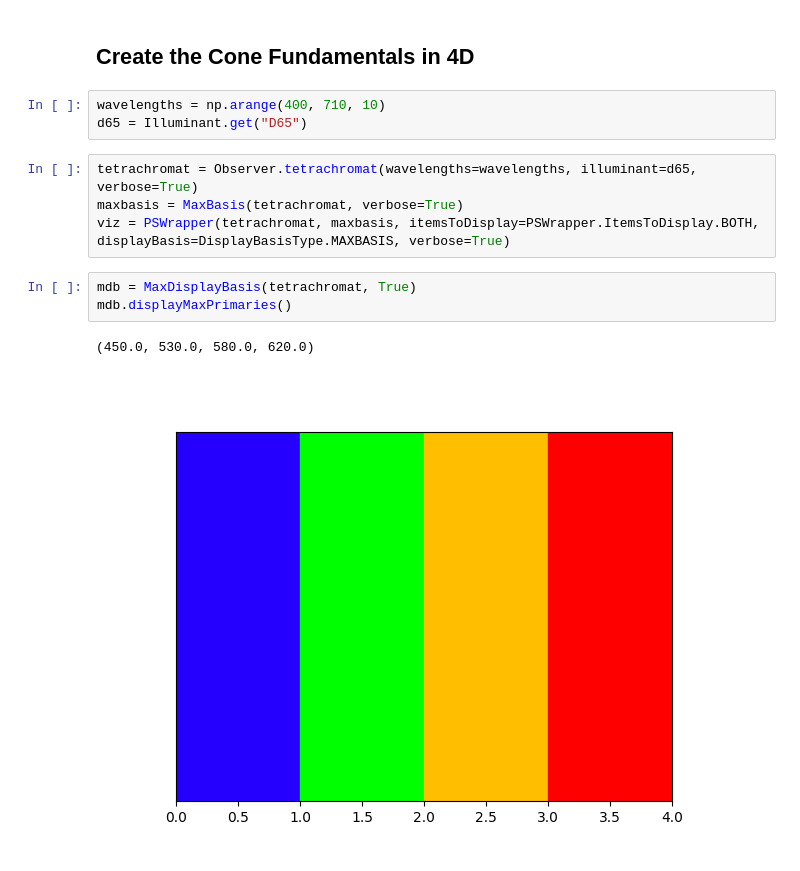
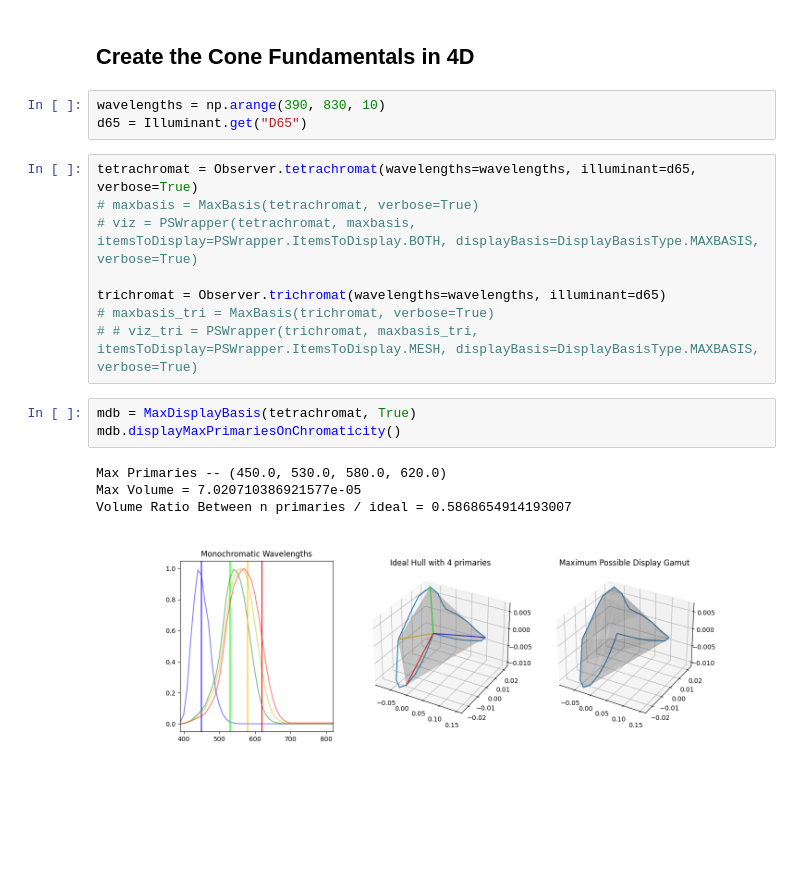
Before and after one commit to varunneal/ChromaLab, a Jupyter notebook: notebooks/jessica-work/optimal-display-primaries.ipynb, the cells around one changed output. Drawn from its saved outputs; the diff is of its cells as text; blank space fills up the shorter version.

Commit message:
max display basis code

```diff
--- a/notebooks/jessica-work/optimal-display-primaries.ipynb
+++ b/notebooks/jessica-work/optimal-display-primaries.ipynb
@@ -18,15 +23,21 @@ from chromalab.animation import Animation
 # %% [markdown]
 ## Create the Cone Fundamentals in 4D
 # %%
-wavelengths = np.arange(400, 710, 10)
+wavelengths = np.arange(390, 830, 10)
 d65 = Illuminant.get("D65")
 # %%
 tetrachromat = Observer.tetrachromat(wavelengths=wavelengths, illuminant=d65, verbose=True)
-maxbasis = MaxBasis(tetrachromat, verbose=True)
-viz = PSWrapper(tetrachromat, maxbasis, itemsToDisplay=PSWrapper.ItemsToDisplay.BOTH, displayBasis=DisplayBasisType.MAXBASIS, verbose=True)
+# maxbasis = MaxBasis(tetrachromat, verbose=True)
+# viz = PSWrapper(tetrachromat, maxbasis, itemsToDisplay=PSWrapper.ItemsToDisplay.BOTH, displayBasis=DisplayBasisType.MAXBASIS, verbose=True)
+
+trichromat = Observer.trichromat(wavelengths=wavelengths, illuminant=d65)
+# maxbasis_tri = MaxBasis(trichromat, verbose=True)
+# # viz_tri = PSWrapper(trichromat, maxbasis_tri, itemsToDisplay=PSWrapper.ItemsToDisplay.MESH, displayBasis=DisplayBasisType.MAXBASIS, verbose=True)
 # %%
 mdb = MaxDisplayBasis(tetrachromat, True)
-mdb.displayMaxPrimaries()
+mdb.displayMaxPrimariesOnChromaticity()
 # %% [output]
-(450.0, 530.0, 580.0, 620.0)
+Max Primaries -- (450.0, 530.0, 580.0, 620.0)
+Max Volume = 7.020710386921577e-05
+Volume Ratio Between n primaries / ideal = 0.5868654914193007
-[figure, old version]
+[figure, new version]
```
Also changed, not shown: parts of 2 cells of this notebook, 1 other file.
